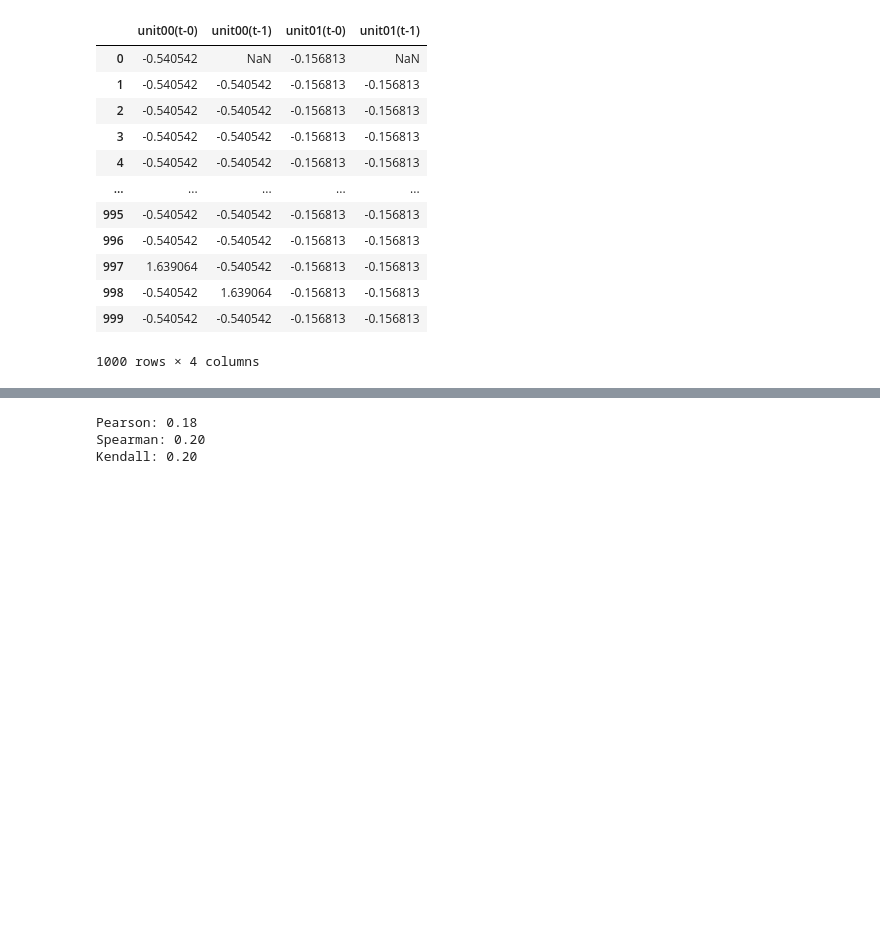
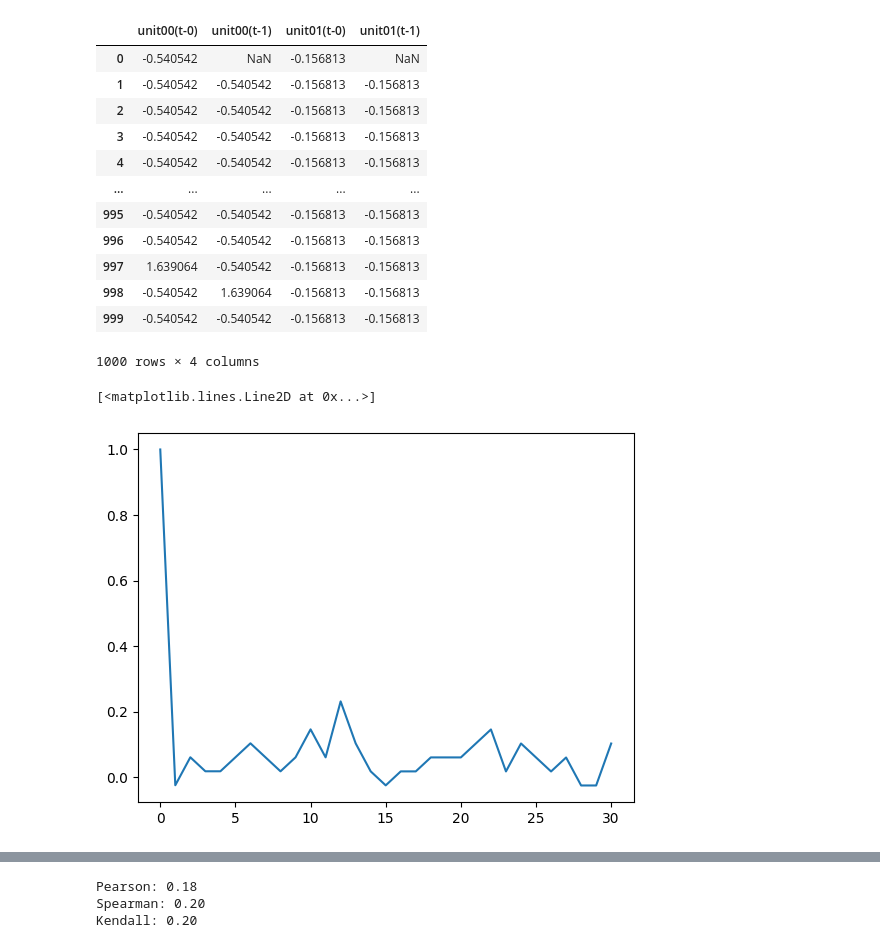
Before and after one commit to yoshihito-saito/Neural_Dynamics_EDM, a Jupyter notebook: Empirical Dynamic Modeling_pilot.ipynb, the cells around one changed output, grey strips where cells are left out. Cells and saved outputs as stored; diff of their text form; code cells hidden in the pictures; blank space fills up the shorter version.

```diff
--- a/Empirical Dynamic Modeling_pilot.ipynb
+++ b/Empirical Dynamic Modeling_pilot.ipynb
@@ -282,3 +287,10 @@ embed
 | 998 | -0.540542 | 1.639064 | -0.156813 | -0.156813 |
 | 999 | -0.540542 | -0.540542 | -0.156813 | -0.156813 |
 1000 rows × 4 columns
+# %%
+ac = sm.tsa.acf(z_binraster_VISp_df['unit01'])
+# %%
+plt.plot(ac)
+# %% [output]
+[<matplotlib.lines.Line2D at 0x...>]
+[figure, added]
```
Also changed, not shown: parts of 7 cells of this notebook, 1 other file.
